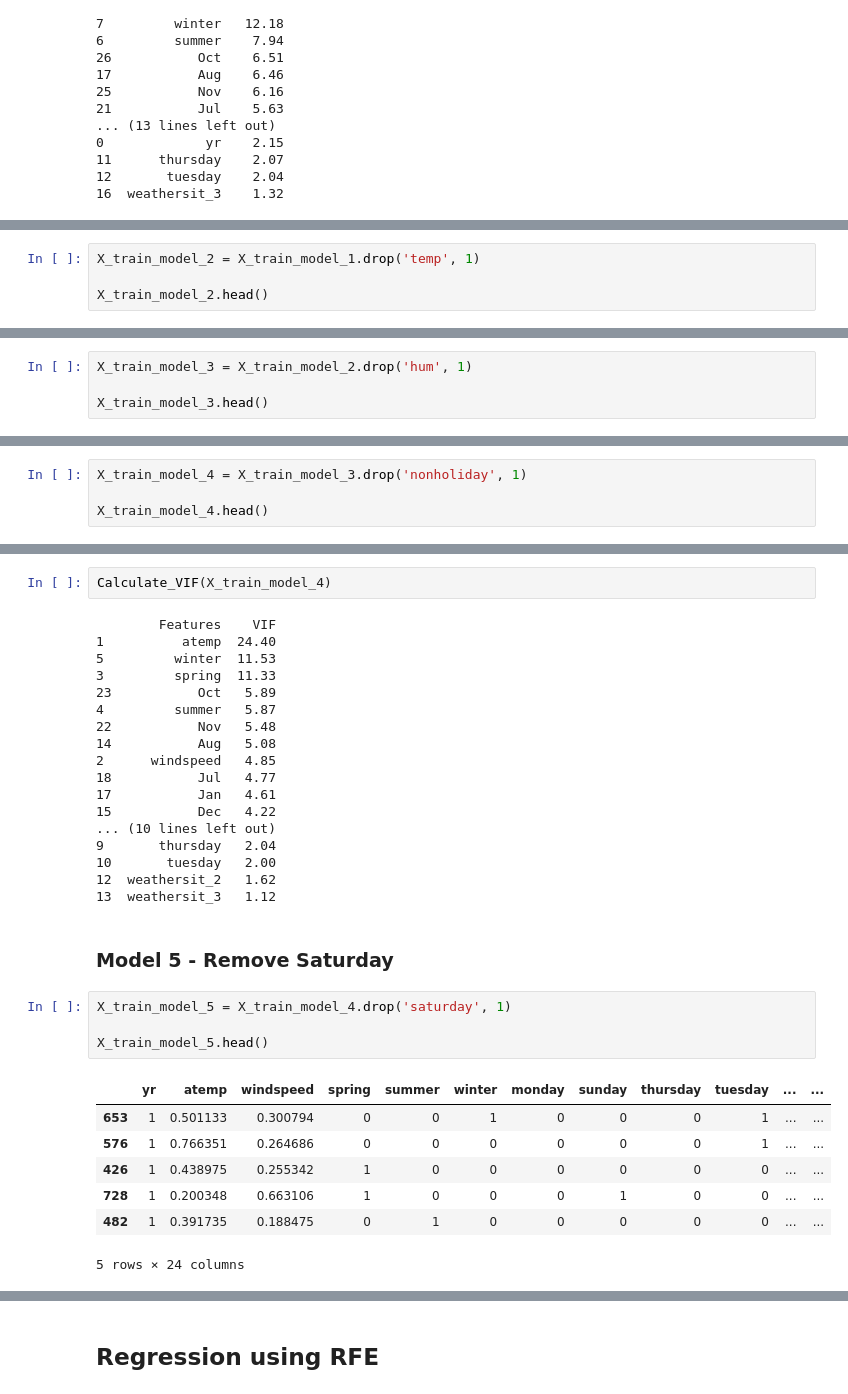
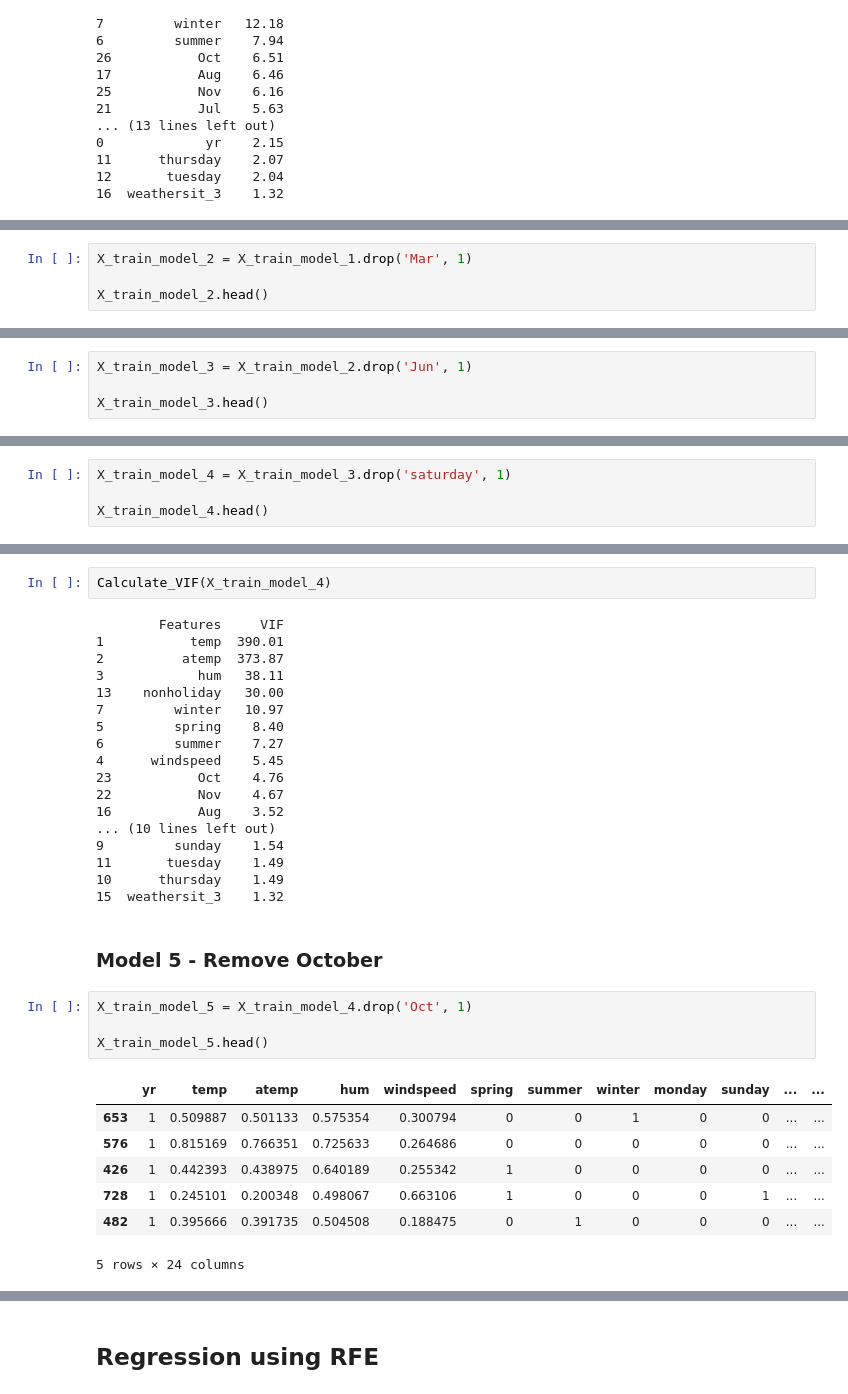
Before and after one commit to ncjanardhan-outlook/ncjpersonal, a Jupyter notebook: Linear Regression Assignment/Linear Regression Assignment - Boom Bikes.ipynb, the cells around one changed output, grey strips where cells are left out. Drawn from its saved outputs; the diff is of its cells as text.

```diff
--- a/Linear Regression Assignment/Linear Regression Assignment - Boom Bikes.ipynb
+++ b/Linear Regression Assignment/Linear Regression Assignment - Boom Bikes.ipynb
@@ -268,5 +268,5 @@ Remove the variable "temp" as it has high VIF and high p-value
 # %%
-X_train_model_2 = X_train_model_1.drop('temp', 1)
+X_train_model_2 = X_train_model_1.drop('Mar', 1)
 
 X_train_model_2.head()
 # %% [output]
@@ -324,5 +324,5 @@ Calculate_VIF(X_train_model_2)
 # %%
-X_train_model_3 = X_train_model_2.drop('hum', 1)
+X_train_model_3 = X_train_model_2.drop('Jun', 1)
 
 X_train_model_3.head()
 # %% [output]
@@ -380,5 +380,5 @@ Calculate_VIF(X_train_model_3)
 # %%
-X_train_model_4 = X_train_model_3.drop('nonholiday', 1)
+X_train_model_4 = X_train_model_3.drop('saturday', 1)
 
 X_train_model_4.head()
 # %% [output]
@@ -414,36 +414,36 @@ Notes:
 # %%
 Calculate_VIF(X_train_model_4)
 # %% [output]
-        Features    VIF
-1          atemp  24.40
-5         winter  11.53
-3         spring  11.33
-23           Oct   5.89
-4         summer   5.87
-22           Nov   5.48
-14           Aug   5.08
-2      windspeed   4.85
-18           Jul   4.77
-17           Jan   4.61
-15           Dec   4.22
+        Features     VIF
+1           temp  390.01
+2          atemp  373.87
+3            hum   38.11
+13    nonholiday   30.00
+7         winter   10.97
+5         spring    8.40
+6         summer    7.27
+4      windspeed    5.45
+23           Oct    4.76
+22           Nov    4.67
+16           Aug    3.52
 ... (10 lines left out)
-9       thursday   2.04
-10       tuesday   2.00
-12  weathersit_2   1.62
-13  weathersit_3   1.12
+9         sunday    1.54
+11       tuesday    1.49
+10      thursday    1.49
+15  weathersit_3    1.32
 # %% [markdown]
-### Model 5 - Remove Saturday
+### Model 5 - Remove October
 # %%
-X_train_model_5 = X_train_model_4.drop('saturday', 1)
+X_train_model_5 = X_train_model_4.drop('Oct', 1)
 
 X_train_model_5.head()
 # %% [output]
-|  | yr | atemp | windspeed | spring | summer | winter | monday | sunday | thursday | tuesday | ... | ... |
-| 653 | 1 | 0.501133 | 0.300794 | 0 | 0 | 1 | 0 | 0 | 0 | 1 | ... | ... |
-| 576 | 1 | 0.766351 | 0.264686 | 0 | 0 | 0 | 0 | 0 | 0 | 1 | ... | ... |
-| 426 | 1 | 0.438975 | 0.255342 | 1 | 0 | 0 | 0 | 0 | 0 | 0 | ... | ... |
-| 728 | 1 | 0.200348 | 0.663106 | 1 | 0 | 0 | 0 | 1 | 0 | 0 | ... | ... |
-| 482 | 1 | 0.391735 | 0.188475 | 0 | 1 | 0 | 0 | 0 | 0 | 0 | ... | ... |
+|  | yr | temp | atemp | hum | windspeed | spring | summer | winter | monday | sunday | ... | ... |
+| 653 | 1 | 0.509887 | 0.501133 | 0.575354 | 0.300794 | 0 | 0 | 1 | 0 | 0 | ... | ... |
+| 576 | 1 | 0.815169 | 0.766351 | 0.725633 | 0.264686 | 0 | 0 | 0 | 0 | 0 | ... | ... |
+| 426 | 1 | 0.442393 | 0.438975 | 0.640189 | 0.255342 | 1 | 0 | 0 | 0 | 0 | ... | ... |
+| 728 | 1 | 0.245101 | 0.200348 | 0.498067 | 0.663106 | 1 | 0 | 0 | 0 | 1 | ... | ... |
+| 482 | 1 | 0.395666 | 0.391735 | 0.504508 | 0.188475 | 0 | 1 | 0 | 0 | 0 | ... | ... |
 5 rows × 24 columns
 # %%
 lr_model_5 = ConstructLinearRegressionModel(X_train_model_5, y_train)
```
Also changed, not shown: parts of 18 cells of this notebook.
